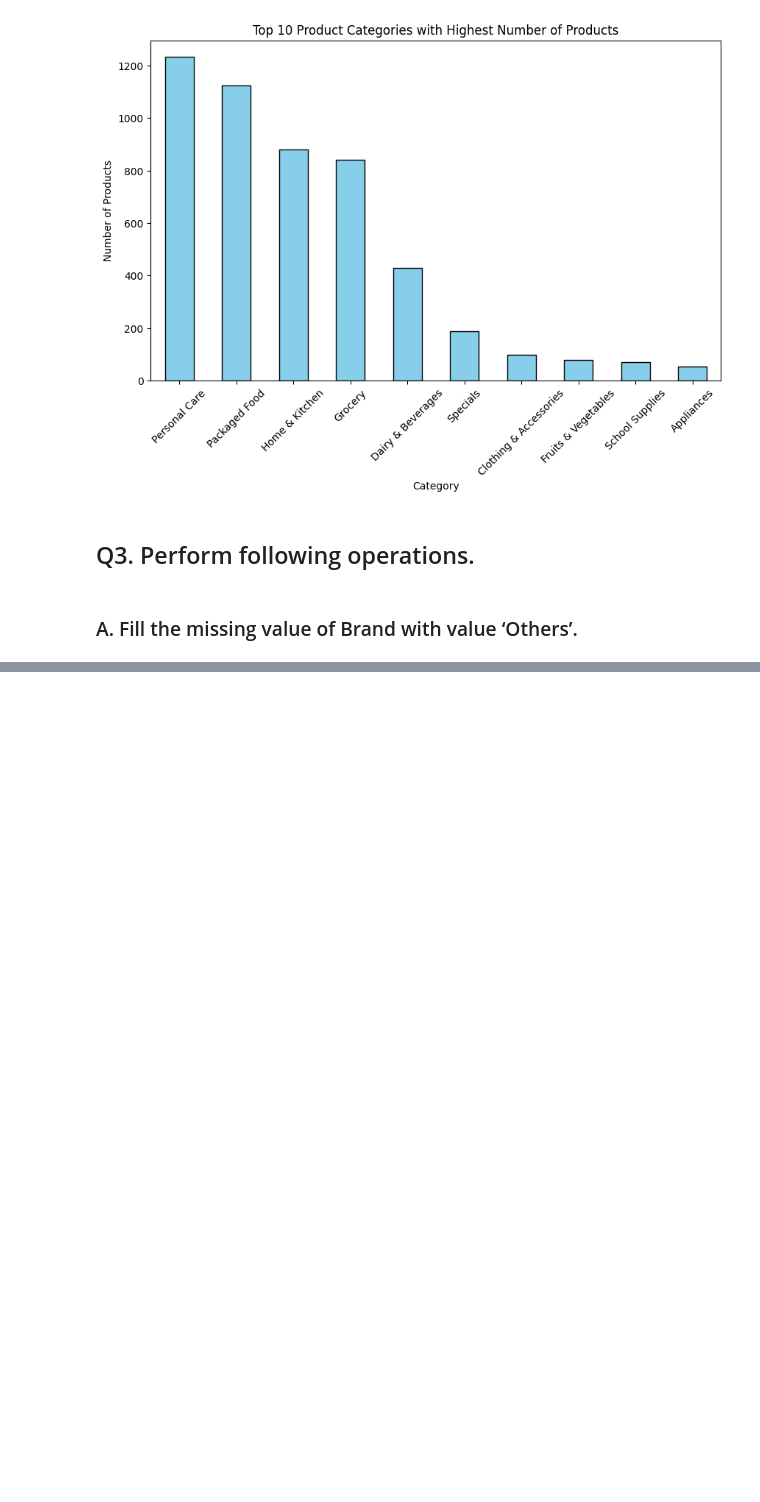
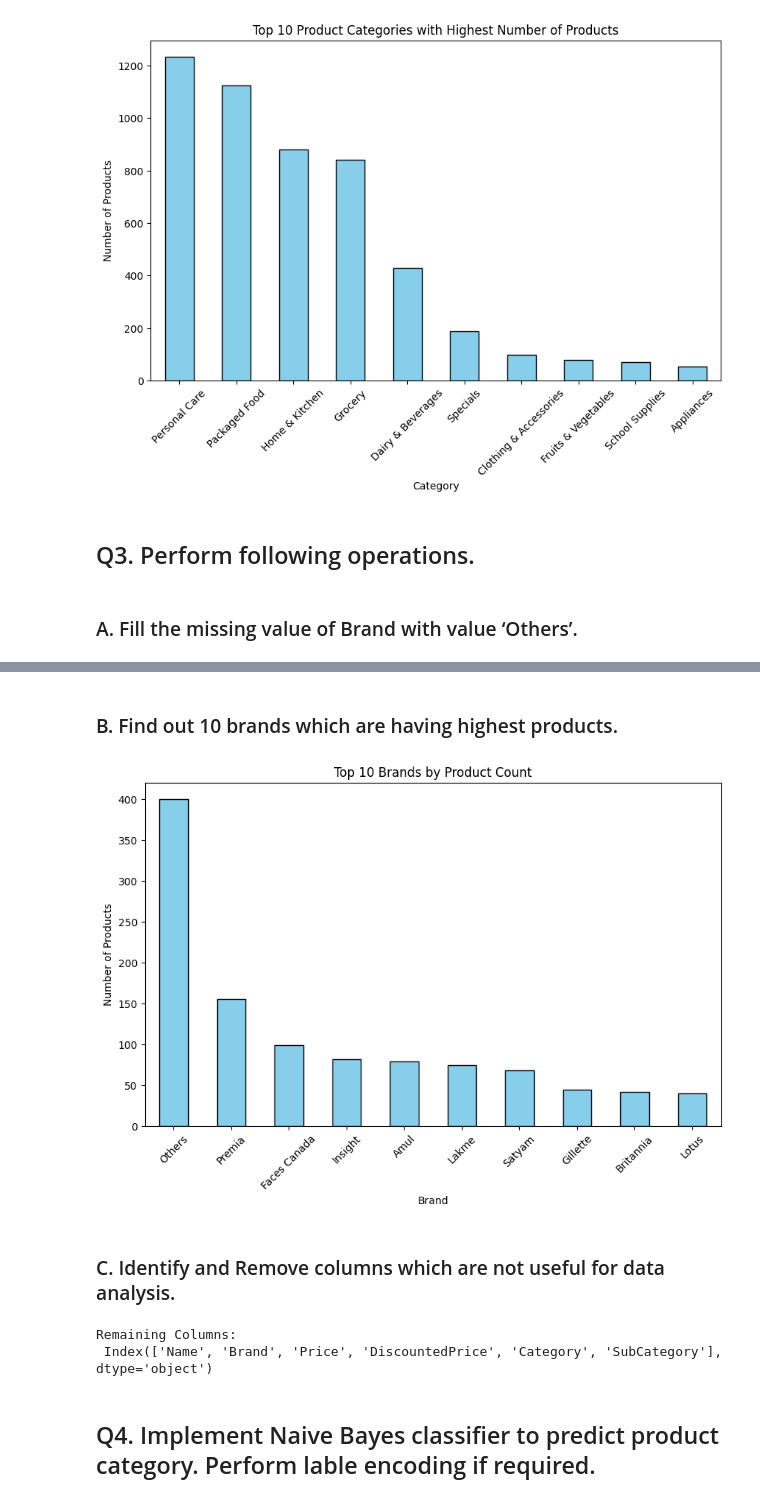
Before and after one commit to lukhi-laksh/Collage, a Jupyter notebook: Sem-1/Data Science/Assignment-4/DMart.ipynb, the cells around one changed output, grey strips where cells are left out. Cells and saved outputs as stored; diff of their text form; code cells hidden in the pictures; blank space fills up the shorter version.

```diff
--- a/Sem-1/Data Science/Assignment-4/DMart.ipynb
+++ b/Sem-1/Data Science/Assignment-4/DMart.ipynb
@@ -95,0 +113,26 @@ TypeError: 'NoneType' object is not subscriptable
+# %% [markdown]
+### B. Find out 10 brands which are having highest products.
+# %%
+top_10_brands = df['Brand'].value_counts().head(10)
+
+plt.figure(figsize=(10,6))
+top_10_brands.plot(kind='bar', color='skyblue', edgecolor='black')
+plt.title("Top 10 Brands by Product Count")
+plt.xlabel("Brand")
+plt.ylabel("Number of Products")
+plt.xticks(rotation=45)
+plt.show()
+# %% [output]
+[figure, added]
+# %% [markdown]
+### C. Identify and Remove columns which are not useful for data analysis.
+# %%
+cols_to_drop = ['Description', 'BreadCrumbs', 'Quantity', 'ProductID', 'URL']
+df.drop(columns=[c for c in cols_to_drop if c in df.columns], inplace=True)
+
+print("Remaining Columns:\n", df.columns)
+# %% [output]
+Remaining Columns:
+ Index(['Name', 'Brand', 'Price', 'DiscountedPrice', 'Category', 'SubCategory'], dtype='object')
+# %% [markdown]
+## Q4. Implement Naive Bayes classifier to predict product category. Perform lable encoding if required.
```
Also changed, not shown: parts of 4 cells of this notebook.
